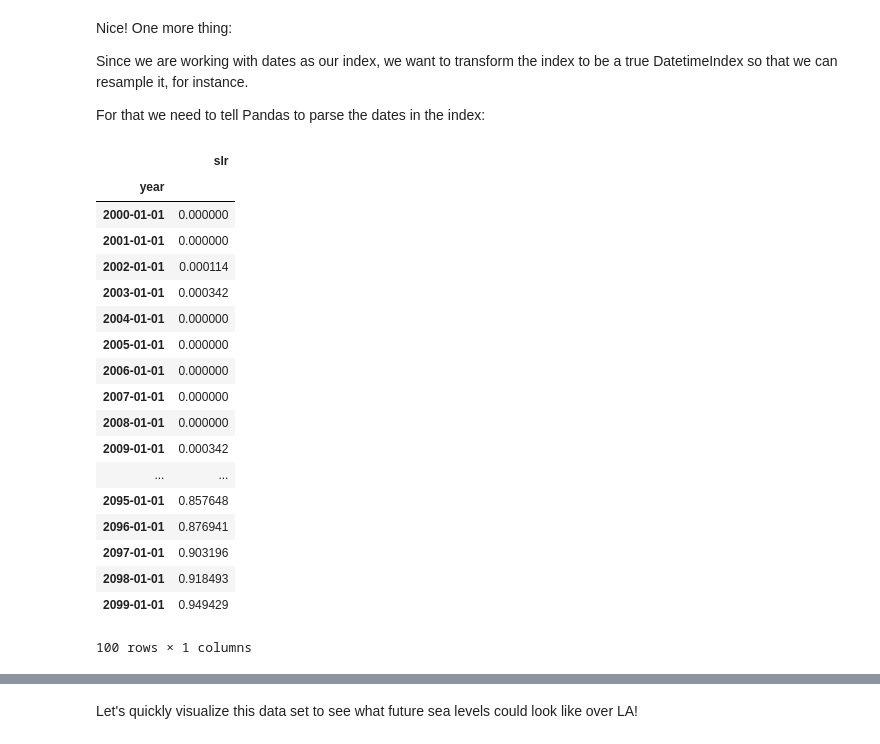
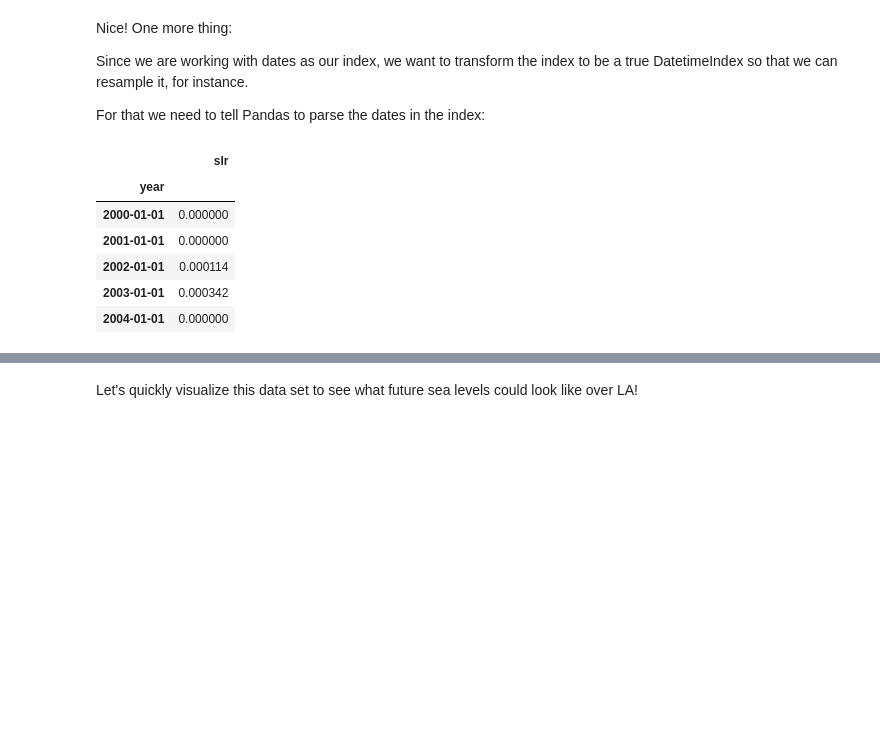
Before and after one commit to neil-berg/climate-data-analyses, a Jupyter notebook: lectures/AOS51_2019W_#2_KEY.ipynb, the cells around one changed output, grey strips where cells are left out. Drawn from its saved outputs; the diff is of its cells as text; code cells hidden in the pictures; blank space fills up the shorter version.

```diff
--- a/lectures/AOS51_2019W_#2_KEY.ipynb
+++ b/lectures/AOS51_2019W_#2_KEY.ipynb
@@ -527,24 +616,12 @@ Since we are working with dates as our index, we want to transform the index to
 For that we need to tell Pandas to parse the dates in the index:
 # %%
 slr_df = pd.read_csv('/Users/nberg/AOS51/data/slr_rcp85_la.csv', sep=',', index_col=0, parse_dates=True)
-slr_df
+slr_df.head(5)
 # %% [output]
 |  | slr |
 | year |  |
 | 2000-01-01 | 0.000000 |
 | 2001-01-01 | 0.000000 |
 | 2002-01-01 | 0.000114 |
 | 2003-01-01 | 0.000342 |
 | 2004-01-01 | 0.000000 |
-| 2005-01-01 | 0.000000 |
-| 2006-01-01 | 0.000000 |
-| 2007-01-01 | 0.000000 |
-| 2008-01-01 | 0.000000 |
-| 2009-01-01 | 0.000342 |
-| ... | ... |
-| 2095-01-01 | 0.857648 |
-| 2096-01-01 | 0.876941 |
-| 2097-01-01 | 0.903196 |
-| 2098-01-01 | 0.918493 |
-| 2099-01-01 | 0.949429 |
-100 rows × 1 columns
```
Also changed, not shown: parts of 15 cells of this notebook.
